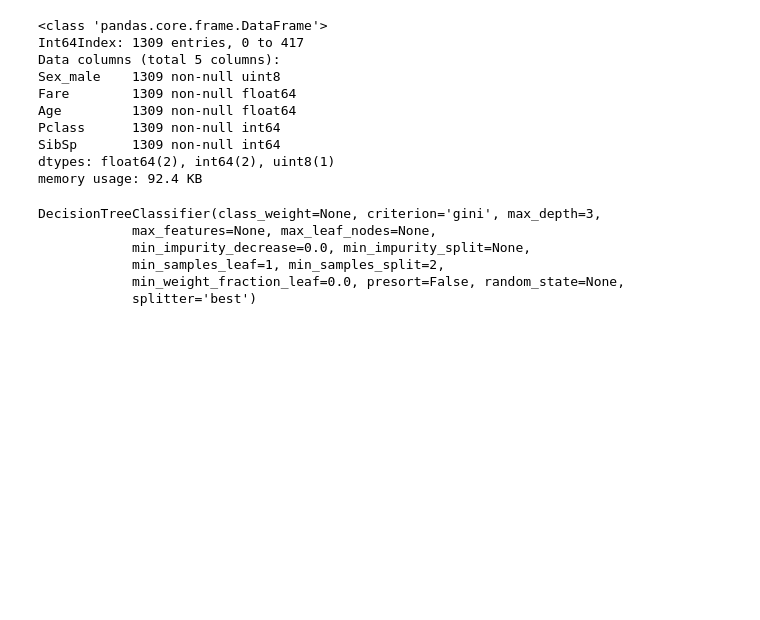
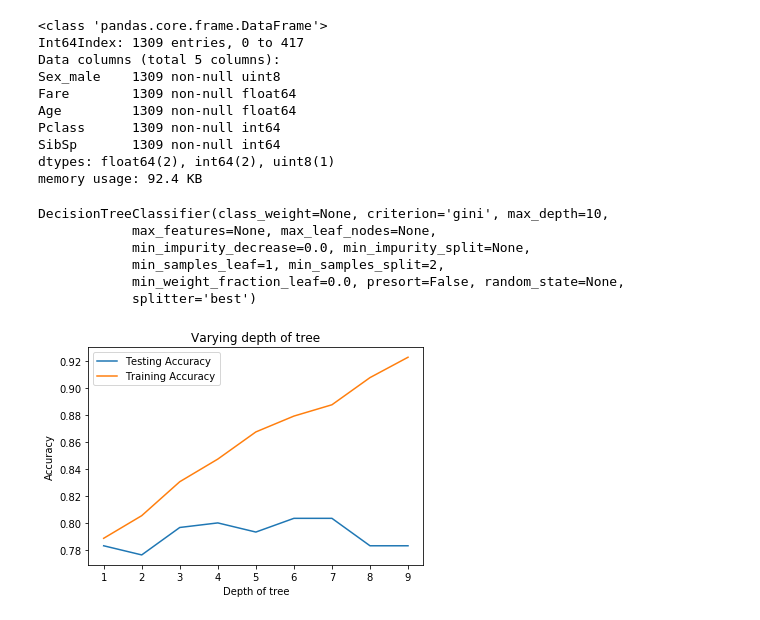
Before and after one commit to gr4vytr0n/titanic, a Jupyter notebook: titanic.ipynb, the cells around one changed output. Cells and saved outputs as stored; diff of their text form; code cells hidden in the pictures; blank space fills up the shorter version.

Commit message:
titanic decision tree exercises finished at graphviz example

```diff
--- a/titanic.ipynb
+++ b/titanic.ipynb
@@ -114,10 +115,10 @@ test = test_data.values
 y = survived_train.values
 # %%
 # instantiate model and fit to data
-clf = tree.DecisionTreeClassifier(max_depth=3)
+clf = tree.DecisionTreeClassifier(max_depth=10)
 clf.fit(X, y)
 # %% [output]
-DecisionTreeClassifier(class_weight=None, criterion='gini', max_depth=3,
+DecisionTreeClassifier(class_weight=None, criterion='gini', max_depth=10,
             max_features=None, max_leaf_nodes=None,
             min_impurity_decrease=0.0, min_impurity_split=None,
             min_samples_leaf=1, min_samples_split=2,
@@ -135,0 +159,31 @@ test_df[['PassengerId', 'Survived']].to_csv('predictions/1st_decision_tree.csv',
+# %%
+# use train_test_split method on comibned datasets
+X_train, X_test, y_train, y_test = train_test_split(X, y, test_size=0.33, random_state=42, stratify=y)
+# %%
+# plot accuracies of test datasets given range of max_depth from 1 to 9
+dep = np.arange(1, 10)
+
+train_accuracy = np.empty(len(dep))
+test_accuracy = np.empty(len(dep))
+
+for i, k in enumerate(dep):
+    clf = tree.DecisionTreeClassifier(max_depth=k)
+
+    clf.fit(X_train, y_train)
+
+    # get accuracy of train set
+    train_accuracy[i] = clf.score(X_train, y_train)
+
+    # get accuracy of test set
+    test_accuracy[i] = clf.score(X_test, y_test)
+
+# plot accuracy results
+plt.title('Varying depth of tree')
+plt.plot(dep, test_accuracy, label = 'Testing Accuracy')
+plt.plot(dep, train_accuracy, label = 'Training Accuracy')
+plt.legend()
+plt.xlabel('Depth of tree')
+plt.ylabel('Accuracy')
+plt.show()
+# %% [output]
+[figure, added]
```
Also changed, not shown: parts of 14 cells of this notebook, 7 other files.
